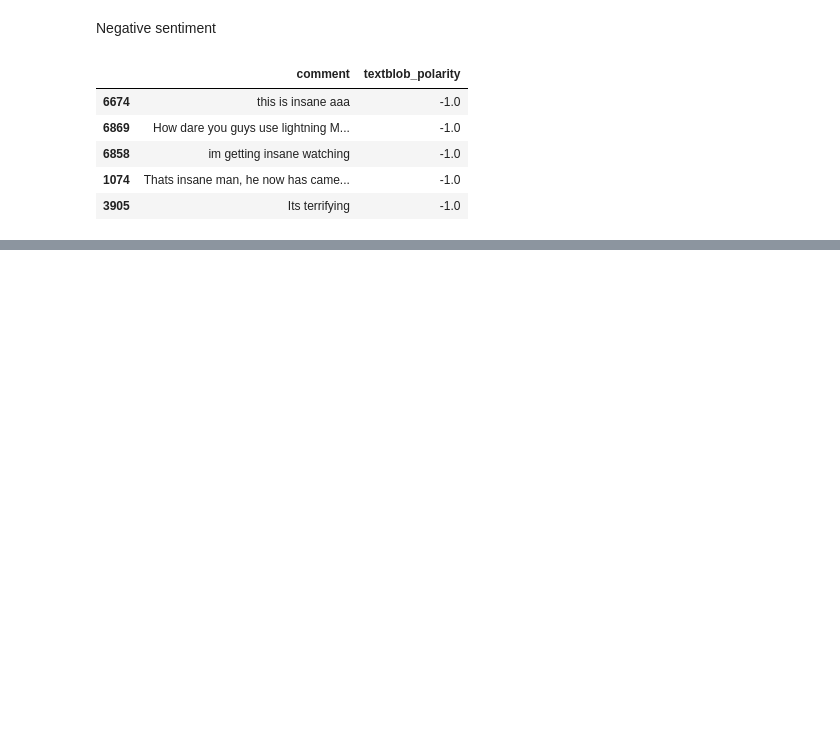
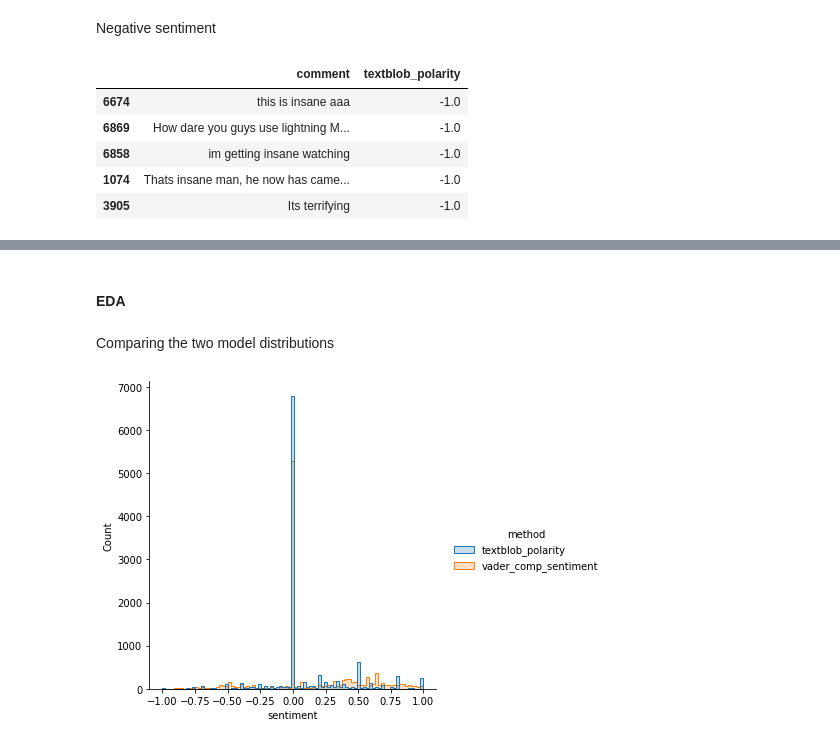
Before and after one commit to DoanCV/MrBeast-YouTube-Sentiment-Analysis, a Jupyter notebook: mrbeast.ipynb, the cells around one changed output, grey strips where cells are left out. Saved outputs shown, nothing was run; the diff lists cells and outputs as text; code cells hidden in the pictures; blank space fills up the shorter version.

```diff
--- a/mrbeast.ipynb
+++ b/mrbeast.ipynb
@@ -174,0 +203,11 @@ comments.sort_values(by=['textblob_polarity'], ascending=True)[['comment', 'text
+# %% [markdown]
+#### EDA
+# %% [markdown]
+Comparing the two model distributions
+# %%
+sub = comments[['comment', 'textblob_polarity', 'vader_comp_sentiment', 'just_date', 'vidid', 'comment_len', 'word_count']]
+pol_hist = sub.melt(id_vars=['comment', 'just_date', 'vidid', 'comment_len', 'word_count'], value_vars=['textblob_polarity', 'vader_comp_sentiment'], var_name='method', value_name='sentiment')
+sns.displot(pol_hist, x="sentiment", hue="method", element="step")
+plt.show()
+# %% [output]
+[figure, added]
```
Also changed, not shown: parts of 19 cells of this notebook.
